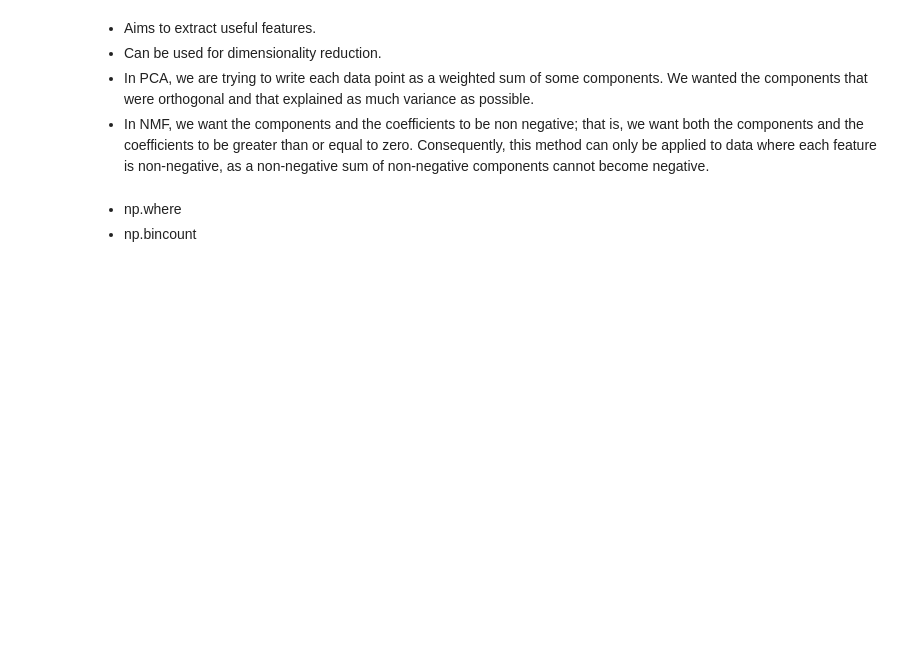
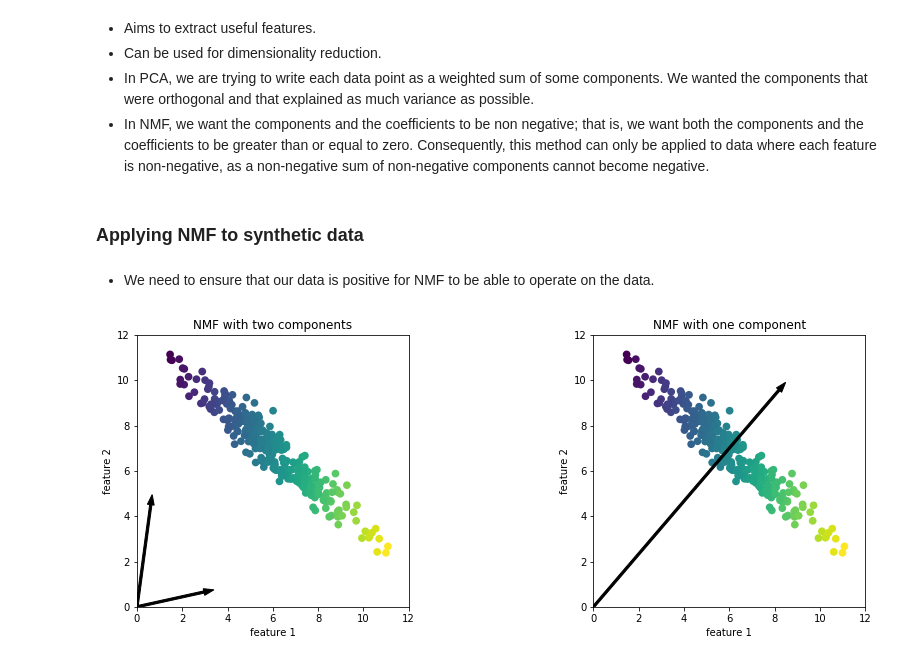
Before and after one commit to agusrichard/introduction-machine-learning-with-python, a Jupyter notebook: Chapter3/dimensionality-reduction-feature-extraction-manifold-learning.ipynb, the cells around one changed output. Saved outputs shown, nothing was run; the diff lists cells and outputs as text; code cells hidden in the pictures; blank space fills up the shorter version.

```diff
--- a/Chapter3/dimensionality-reduction-feature-extraction-manifold-learning.ipynb
+++ b/Chapter3/dimensionality-reduction-feature-extraction-manifold-learning.ipynb
@@ -330,6 +370,11 @@ X_train.shape
 - Can be used for dimensionality reduction.
 - In PCA, we are trying to write each data point as a weighted sum of some components. We wanted the components that were orthogonal and that explained as much variance as possible.
 - In NMF, we want the components and the coefficients to be non negative; that is, we want both the components and the coefficients to be greater than or equal to zero. Consequently, this method can only be applied to data where each feature is non-negative, as a non-negative sum of non-negative components cannot become negative.
-# %% [markdown]
-- np.where
-- np.bincount
+# %% [markdown]
+### Applying NMF to synthetic data
+# %% [markdown]
+- We need to ensure that our data is positive for NMF to be able to operate on the data.
+# %%
+mglearn.plots.plot_nmf_illustration()
+# %% [output]
+[figure, added]
```
Also changed, not shown: parts of 29 cells of this notebook, 1 other file.
